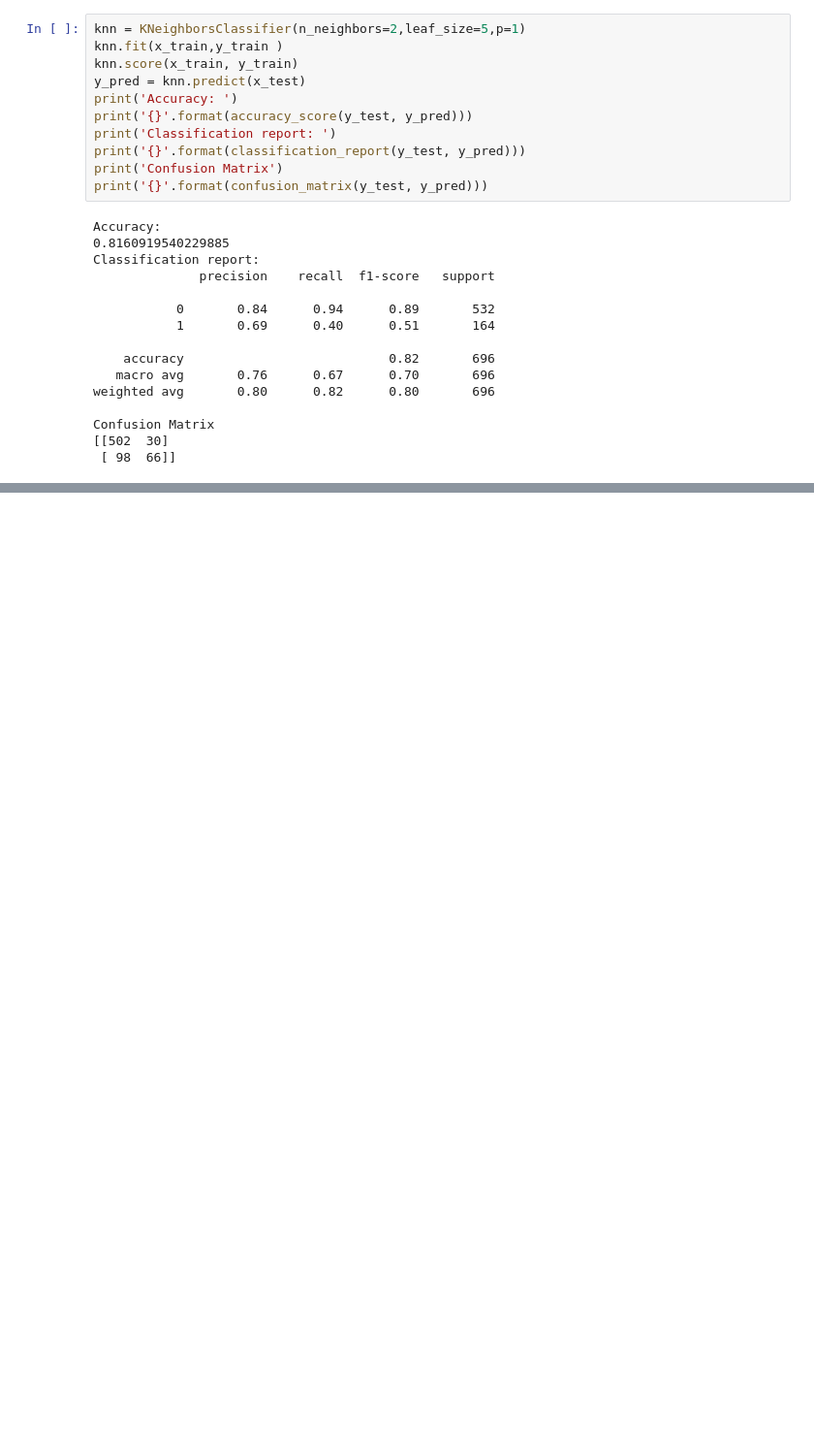
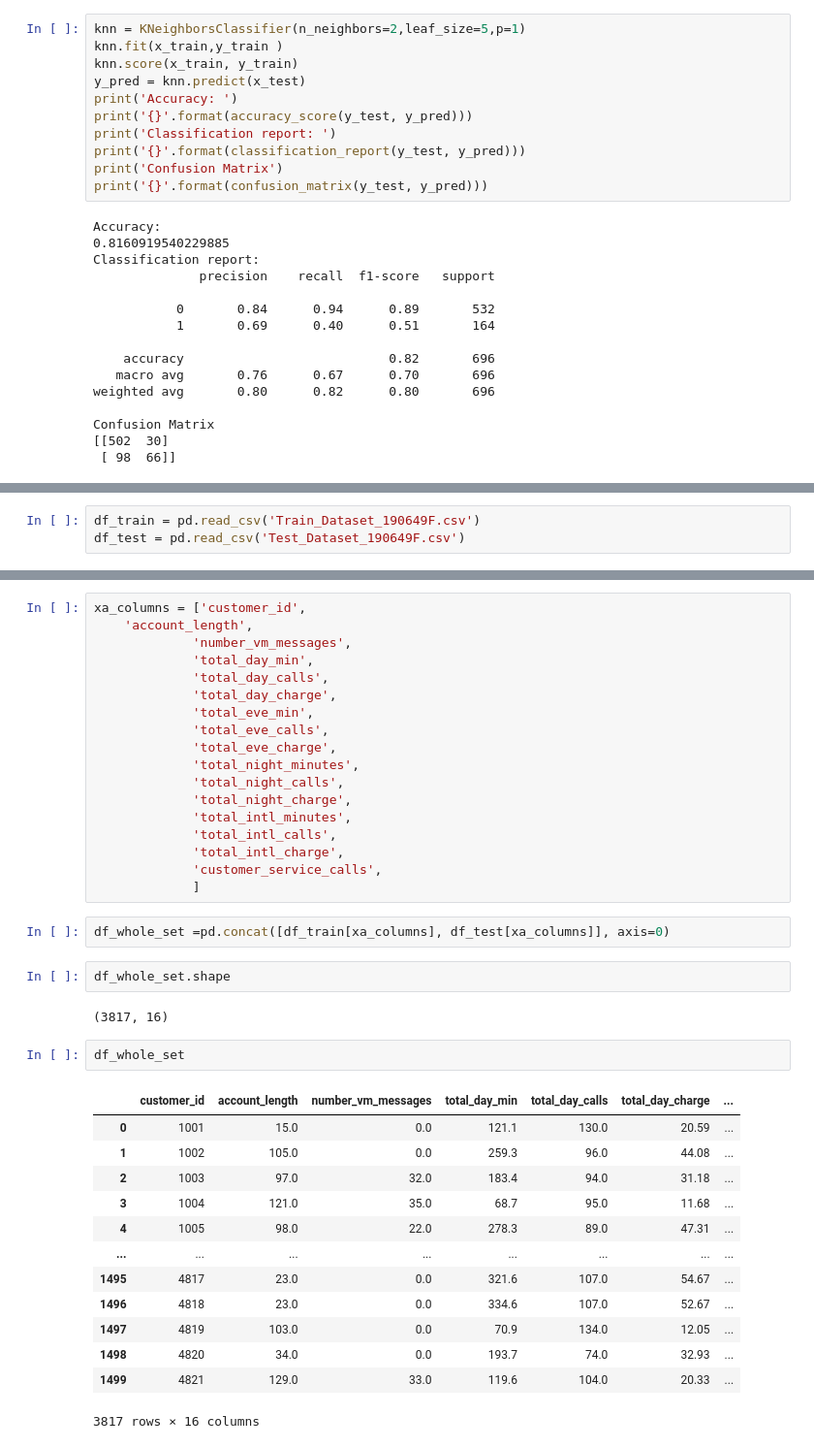
Before and after one commit to ayeshgk-machine-learning/data-science-project, a Jupyter notebook: data-preprocessing-ds-project/ds-challange-model.ipynb, the cells around one changed output, grey strips where cells are left out. Shown at 97% size. Saved outputs shown, nothing was run; the diff lists cells and outputs as text; blank space fills up the shorter version.

```diff
--- a/data-preprocessing-ds-project/ds-challange-model.ipynb
+++ b/data-preprocessing-ds-project/ds-challange-model.ipynb
@@ -350,0 +354,3 @@ Confusion Matrix
+# %%
+df_train = pd.read_csv('Train_Dataset_190649F.csv')
+df_test = pd.read_csv('Test_Dataset_190649F.csv')
@@ -350,0 +366,40 @@ Confusion Matrix
+# %%
+xa_columns = ['customer_id',
+    'account_length',
+             'number_vm_messages',
+             'total_day_min',
+             'total_day_calls',
+             'total_day_charge',
+             'total_eve_min',
+             'total_eve_calls',
+             'total_eve_charge',
+             'total_night_minutes',
+             'total_night_calls',
+             'total_night_charge',
+             'total_intl_minutes',
+             'total_intl_calls',
+             'total_intl_charge',
+             'customer_service_calls',
+             ]
+# %%
+df_whole_set =pd.concat([df_train[xa_columns], df_test[xa_columns]], axis=0)
+# %%
+df_whole_set.shape
+# %% [output]
+(3817, 16)
+# %%
+df_whole_set
+# %% [output]
+|  | customer_id | account_length | number_vm_messages | total_day_min | total_day_calls | total_day_charge | ... |
+| 0 | 1001 | 15.0 | 0.0 | 121.1 | 130.0 | 20.59 | ... |
+| 1 | 1002 | 105.0 | 0.0 | 259.3 | 96.0 | 44.08 | ... |
+| 2 | 1003 | 97.0 | 32.0 | 183.4 | 94.0 | 31.18 | ... |
+| 3 | 1004 | 121.0 | 35.0 | 68.7 | 95.0 | 11.68 | ... |
+| 4 | 1005 | 98.0 | 22.0 | 278.3 | 89.0 | 47.31 | ... |
+| ... | ... | ... | ... | ... | ... | ... | ... |
+| 1495 | 4817 | 23.0 | 0.0 | 321.6 | 107.0 | 54.67 | ... |
+| 1496 | 4818 | 23.0 | 0.0 | 334.6 | 107.0 | 52.67 | ... |
+| 1497 | 4819 | 103.0 | 0.0 | 70.9 | 134.0 | 12.05 | ... |
+| 1498 | 4820 | 34.0 | 0.0 | 193.7 | 74.0 | 32.93 | ... |
+| 1499 | 4821 | 129.0 | 33.0 | 119.6 | 104.0 | 20.33 | ... |
+3817 rows × 16 columns
```
Also changed, not shown: parts of 5 cells of this notebook, 8 other files.
